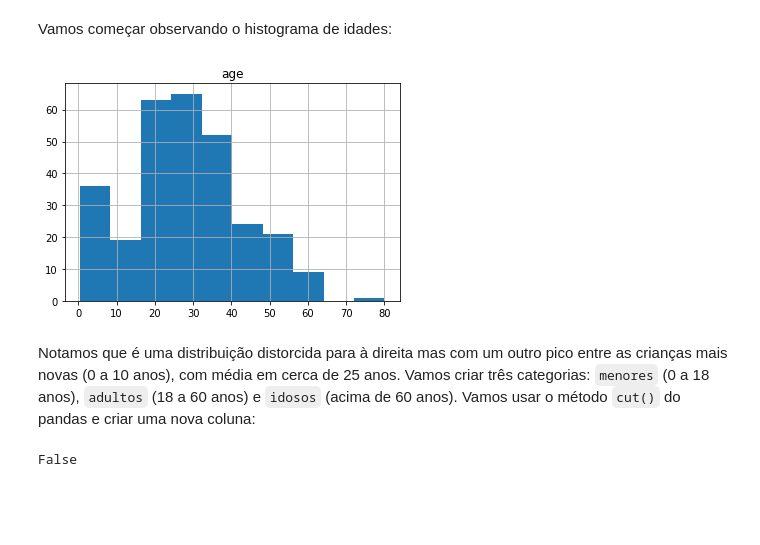
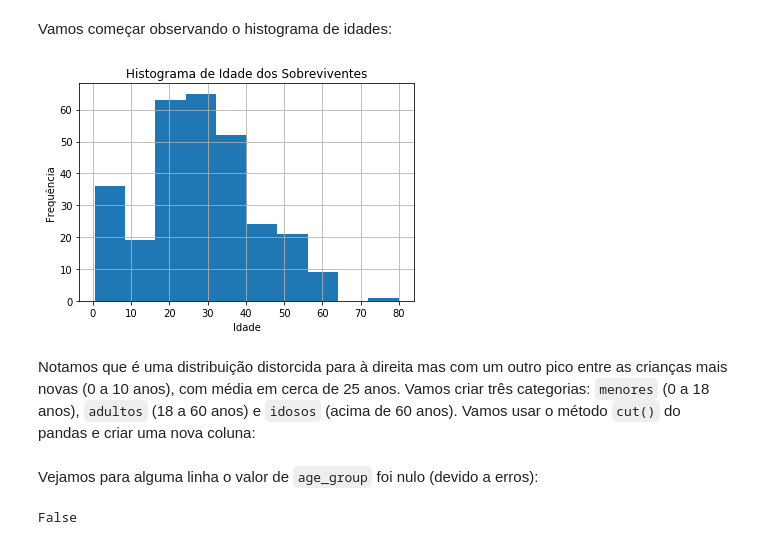
Before and after one commit to lgabs/udacity-titanic, a Jupyter notebook: titanic_data_analysis.ipynb, the cells around one changed output. Saved outputs shown, nothing was run; the diff lists cells and outputs as text; code cells hidden in the pictures; blank space fills up the shorter version.

```diff
--- a/titanic_data_analysis.ipynb
+++ b/titanic_data_analysis.ipynb
@@ -304,10 +314,13 @@ dtypes: float64(2), int64(4), object(2)
 memory usage: 20.4+ KB
 # %% [markdown]
 Vamos começar observando o histograma de idades:
-# %%
-df_titanic_with_ages.hist(column = 'age');
-# %% [output]
-[figure, removed]
+# %%
+df_titanic_with_ages.hist(column = 'age')
+plt.xlabel('Idade')
+plt.ylabel('Frequência')
+plt.title('Histograma de Idade dos Sobreviventes');
+# %% [output]
+[figure, added]
 # %% [markdown]
 Notamos que é uma distribuição distorcida para à direita mas com um outro pico entre as crianças mais novas (0 a 10 anos), com média em cerca de 25 anos. Vamos criar três categorias: `menores` (0 a 18 anos), `adultos` (18 a 60 anos) e `idosos` (acima de 60 anos). Vamos usar o método `cut()` do pandas e criar uma nova coluna:
 # %%
@@ -317,6 +330,8 @@ column_agegroup = pd.cut(df_titanic_with_ages['age'], bins, labels = age_labels)
 #df_titanic_with_ages.loc[:, 'age_group'] = pd.cut(df_titanic_with_ages['age'], bins, labels = age_labels)
 # %%
 df_titanic_with_ages = df_titanic_with_ages.assign(age_group = column_agegroup)
+# %% [markdown]
+Vejamos para alguma linha o valor de `age_group` foi nulo (devido a erros):
 # %%
 df_titanic_with_ages['age_group'].isnull().any()
 # %% [output]
```
Also changed, not shown: parts of 42 cells of this notebook.
